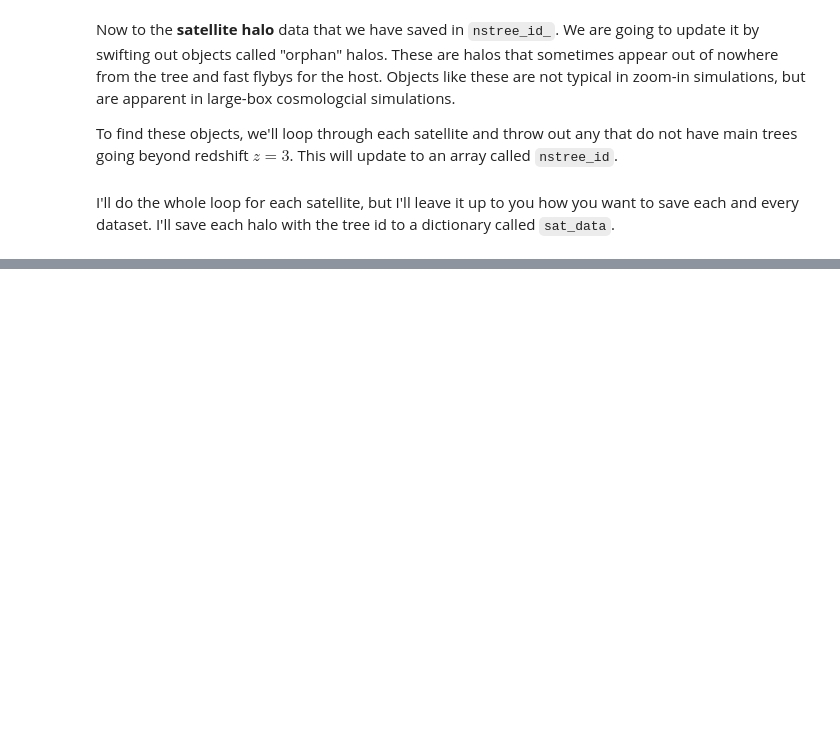
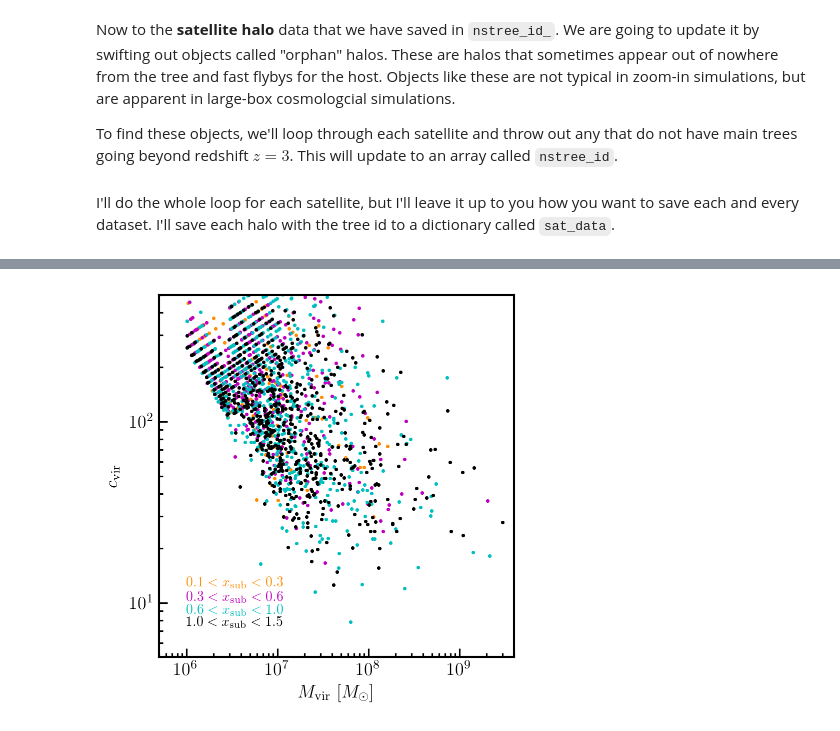
Before and after one commit to DarthLazar/phat-elvis, a Jupyter notebook: phat-elvis_dynamics.ipynb, the cells around one changed output, grey strips where cells are left out. Cells and saved outputs as stored; diff of their text form; code cells hidden in the pictures; blank space fills up the shorter version.

```diff
--- a/phat-elvis_dynamics.ipynb
+++ b/phat-elvis_dynamics.ipynb
@@ -467,0 +537,47 @@ print(sat_data['25258073']['distance'])
+# %%
+fig, ax = plt.subplots(figsize=(5.5/1.2,5.75/1.2),
+                       ncols=1,nrows=1,
+                        dpi=100)
+plt.subplots_adjust(wspace=None, hspace=0.35)
+ax.xaxis.set_tick_params(direction='in', which='both'); ax.yaxis.set_tick_params(direction='in', which='both')
+ax.set_xlabel(r'$M_{\rm vir}\ [M_{\odot}]$'); ax.set_ylabel(r'$c_{\rm vir}$')
+ax.set_xscale('log'); ax.set_yscale('log')
+
+ax.set_xlim(5e5,4e9)
+ax.set_ylim(5,500);
+
+#ax.set_xticks([1,2,3,6,10])
+#ax.set_xticklabels([r'$1$',r'$2$',r'$3$',r'$6$',r'$10$'], fontsize=12.5)
+#ax.set_yticks([1e6,0.1,1.0,5.0])
+#ax.set_yticklabels([r'$0.01$',r'$0.1$',r'$1.0$',r'$5.0$'], fontsize=12.5)
+
+# plotting data
+x=np.array(z0data['virial.mass'])
+y=np.array(z0data['virial.concentration'])
+z=np.array(z0data['distance.norm'])
+
+
+w1=np.where(z<0.1)[0]
+#ax.scatter(x[w1],y[w1],s=1,color='crimson')
+
+w2=np.where((0.1<z)&(z<0.3))[0]
+ax.scatter(x[w2],y[w2],s=2.5,color='darkorange')
+ax.text(1e6,12,r'$0.1<x_{\rm sub}<0.3$',color='darkorange')
+
+w3=np.where((0.3<z)&(z<0.6))[0]
+ax.scatter(x[w3],y[w3],s=2.5,color='m')
+ax.text(1e6,10,r'$0.3<x_{\rm sub}<0.6$',color='m')
+
+w3=np.where((0.6<z)&(z<1.0))[0]
+ax.scatter(x[w3],y[w3],s=2.5,color='c')
+ax.text(1e6,8.45,r'$0.6<x_{\rm sub}<1.0$',color='c')
+
+w4=np.where((1.0<z)&(z<1.5))[0]
+ax.scatter(x[w4],y[w4],s=2.5,color='k')
+ax.text(1e6,7.25,r'$1.0<x_{\rm sub}<1.5$',color='k')
+
+
+
+plt.show()
+# %% [output]
+[figure, added]
```
Also changed, not shown: parts of 17 cells of this notebook.
